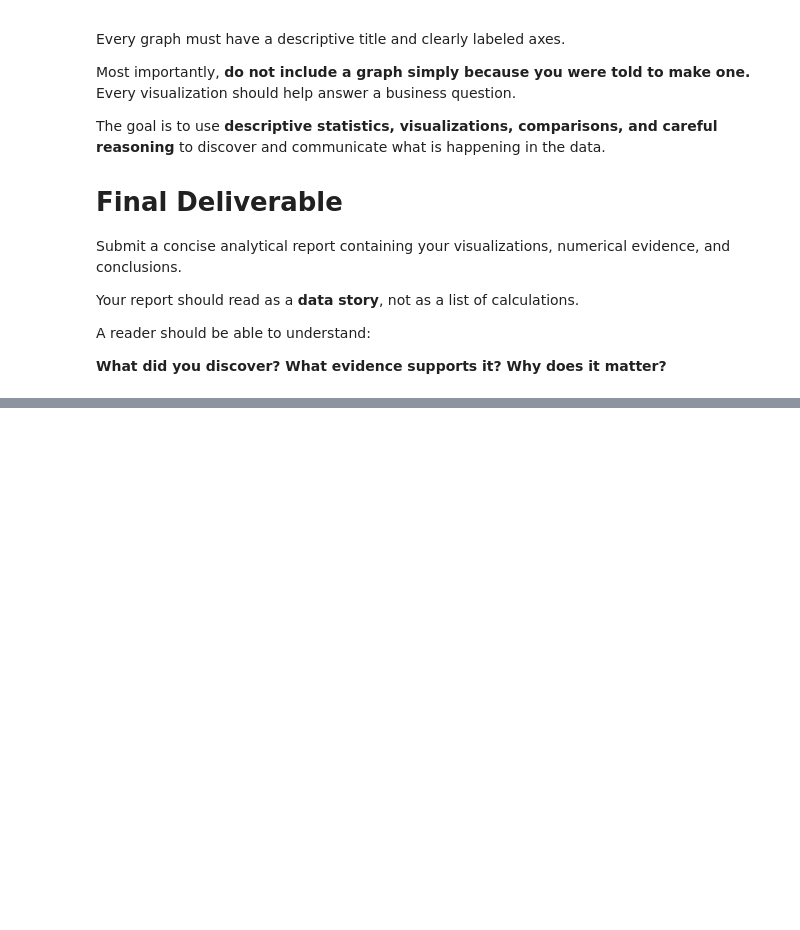
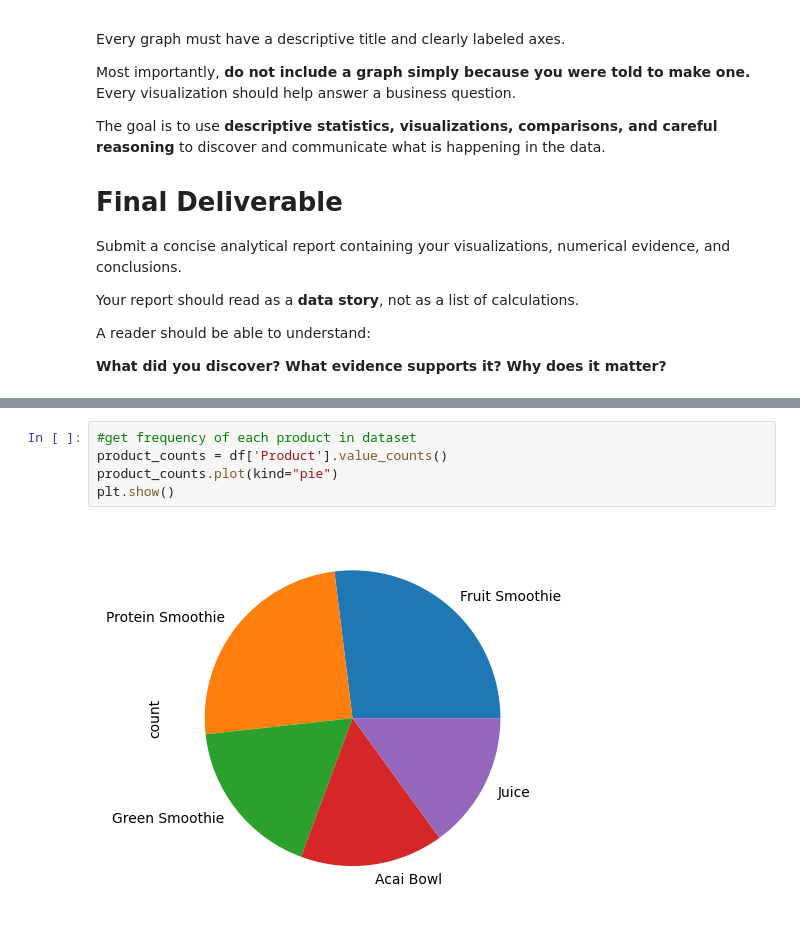
Before and after one commit to mikechechelnitsky-cpu/APStatsDS27, a Jupyter notebook: BlendLab.ipynb, the cells around one changed output, grey strips where cells are left out. Drawn from its saved outputs; the diff is of its cells as text; blank space fills up the shorter version.

```diff
--- a/BlendLab.ipynb
+++ b/BlendLab.ipynb
@@ -206,0 +247,7 @@ df.head()
+# %%
+#get frequency of each product in dataset
+product_counts = df['Product'].value_counts()
+product_counts.plot(kind="pie")
+plt.show()
+# %% [output]
+[figure, added]
```
Also changed, not shown: parts of 8 cells of this notebook.
